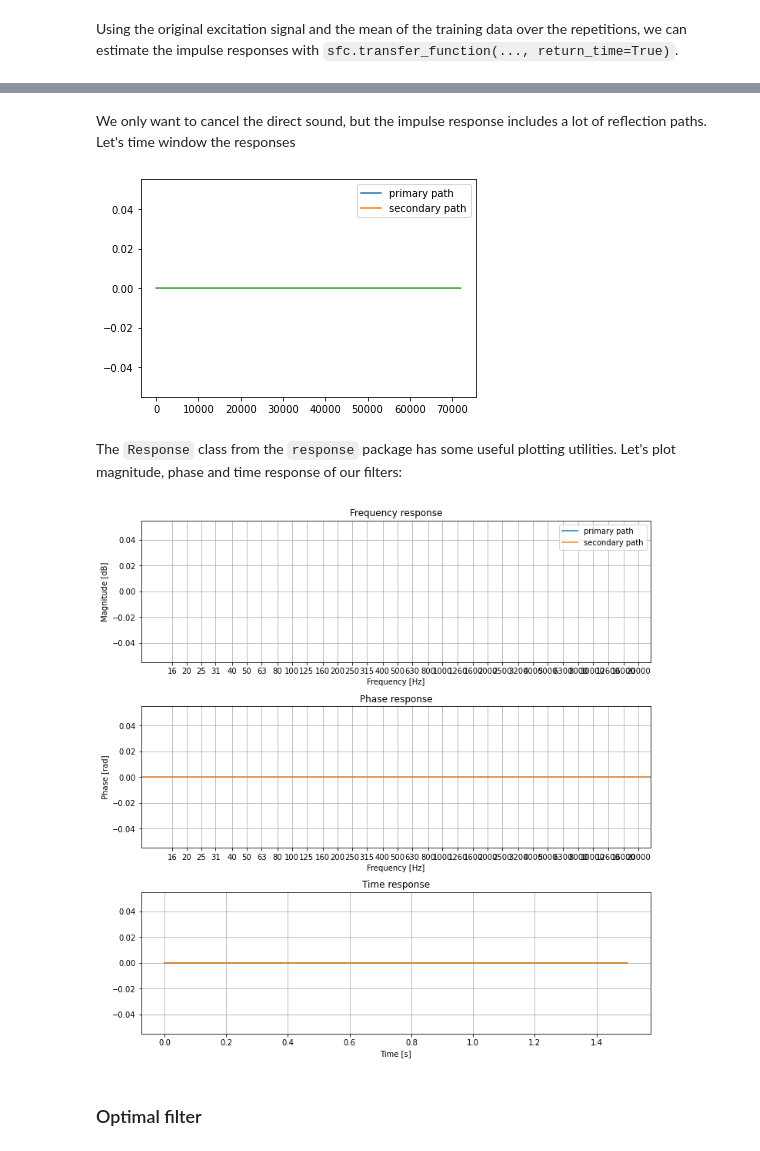
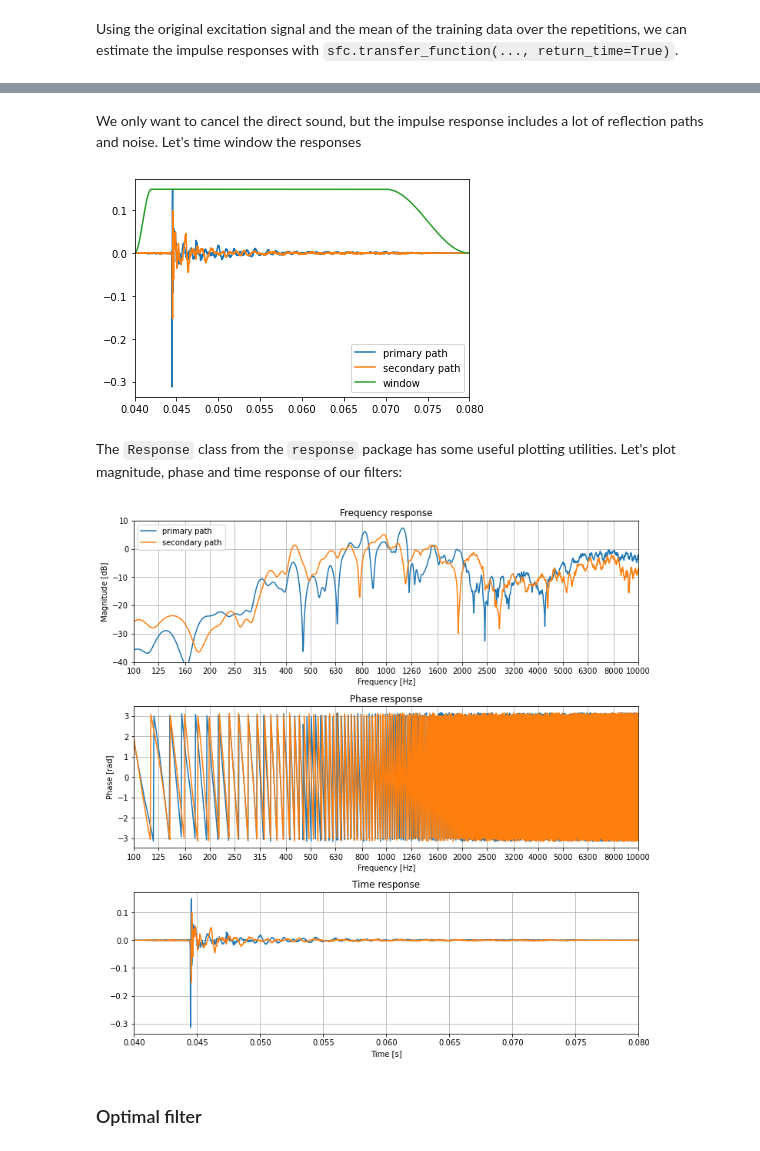
Before and after one commit to dtu-act/intro-to-sfc-experiments, a Jupyter notebook: intro to sfc experiments.ipynb, the cells around one changed output, grey strips where cells are left out. Saved outputs shown, nothing was run; the diff lists cells and outputs as text; code cells hidden in the pictures.

Commit message:
run thru first example on laptop

```diff
--- a/intro to sfc experiments.ipynb
+++ b/intro to sfc experiments.ipynb
@@ -91,5 +108,6 @@ For this example, we just want to measure both loudspeaker transfer-functions se
 # %%
-y = sfc.measure_via_audio_interface(x, out_chs=[[1], [2]], in_ch=[1], n_reps=10)
+y = sfc.measure_via_audio_interface(x, out_chs=[[1], [2]], in_ch=[1], n_reps=5)
+y = y[..., 1:]   # FIXME: removing first sweeps on this machine here due to bad sound card
 plt.plot(y.mean(axis=-1));  # plot the mean over all repetitions
-plt.legend([f"output {i}" for i in [1, 2]])
+plt.legend([f"output {i}" for i in [1, 2]]);
 # %% [output]
@@ -99,12 +118,14 @@ plt.legend([f"output {i}" for i in [1, 2]])
 It is good practice to divide your data into a train set for estimating your control filters and a test set to test your result.
 # %%
-y_train = y[..., :7]
-y_test = y[..., 7:]
+y_train = y[..., :2]
+y_test = y[..., 2:]
 # %% [markdown]
 ### Estimate impulse responses
 # %% [markdown]
 Using the original excitation signal and the mean of the training data over the repetitions, we can estimate the impulse responses with `sfc.transfer_function(..., return_time=True)`.
 # %%
-h = sfc.transfer_function(x, y_train.mean(axis=-1), return_time=True, reg=1)
-plt.plot(h.mean(axis=-1));  # plot average response over repetitions
+h = sfc.transfer_function(x, y_train.mean(axis=-1), return_time=True)
+t = sfc.time_vector(h.shape[0], sr)
+plt.plot(t, h);  # plot average response over repetitions
+plt.xlim(0.04, 0.08);
 # %% [output]
@@ -112,25 +133,26 @@ plt.plot(h.mean(axis=-1));  # plot average response over repetitions
 # %% [markdown]
-We only want to cancel the direct sound, but the impulse response includes a lot of reflection paths. Let's time window the responses
+We only want to cancel the direct sound, but the impulse response includes a lot of reflection paths and noise. Let's time window the responses
 # %%
-window = sfc.time_window(n=h.shape[0], sr=sr, startwindow=(0, 1), stopwindow=(1, 2))
+window = sfc.time_window(n=h.shape[0], sr=sr, startwindow=(0.040, 0.042), stopwindow=(0.07, 0.08))
 h_windowed = (h.T * window).T  # last axis must match for broadcasting
 
 p = h_windowed[:, 0]  # primary path impulse response
 s = h_windowed[:, 1]  # secondary path impulse response
 
-plt.plot(p.mean(axis=-1), label='primary path')
-plt.plot(s.mean(axis=-1), label='secondary path')
-plt.plot(window * np.max(h.mean(axis=-1)));
+plt.plot(t, p, label='primary path')
+plt.plot(t, s, label='secondary path')
+plt.plot(t, window * np.max(h), label='window');
+plt.xlim(0.04, 0.08);
 plt.legend();
 # %% [output]
-[figure, old version]
+[figure, new version]
 # %% [markdown]
 The `Response` class from the `response` package has some useful plotting utilities. Let's plot magnitude, phase and time response of our filters:
 # %%
 fig = Response.from_time(sr, p).plot(label='primary path')
-Response.from_time(sr, s).plot(label='secondary path', use_fig=fig);
+Response.from_time(sr, s).plot(label='secondary path', use_fig=fig, tlim=(0.040, 0.08), flim=(100, 10000), dblim=(-40, 10));
 # %% [output]
-[figure, old version]
+[figure, new version]
 # %% [markdown]
 ### Optimal filter
 # %% [markdown]
```
Also changed, not shown: parts of 19 cells of this notebook.
